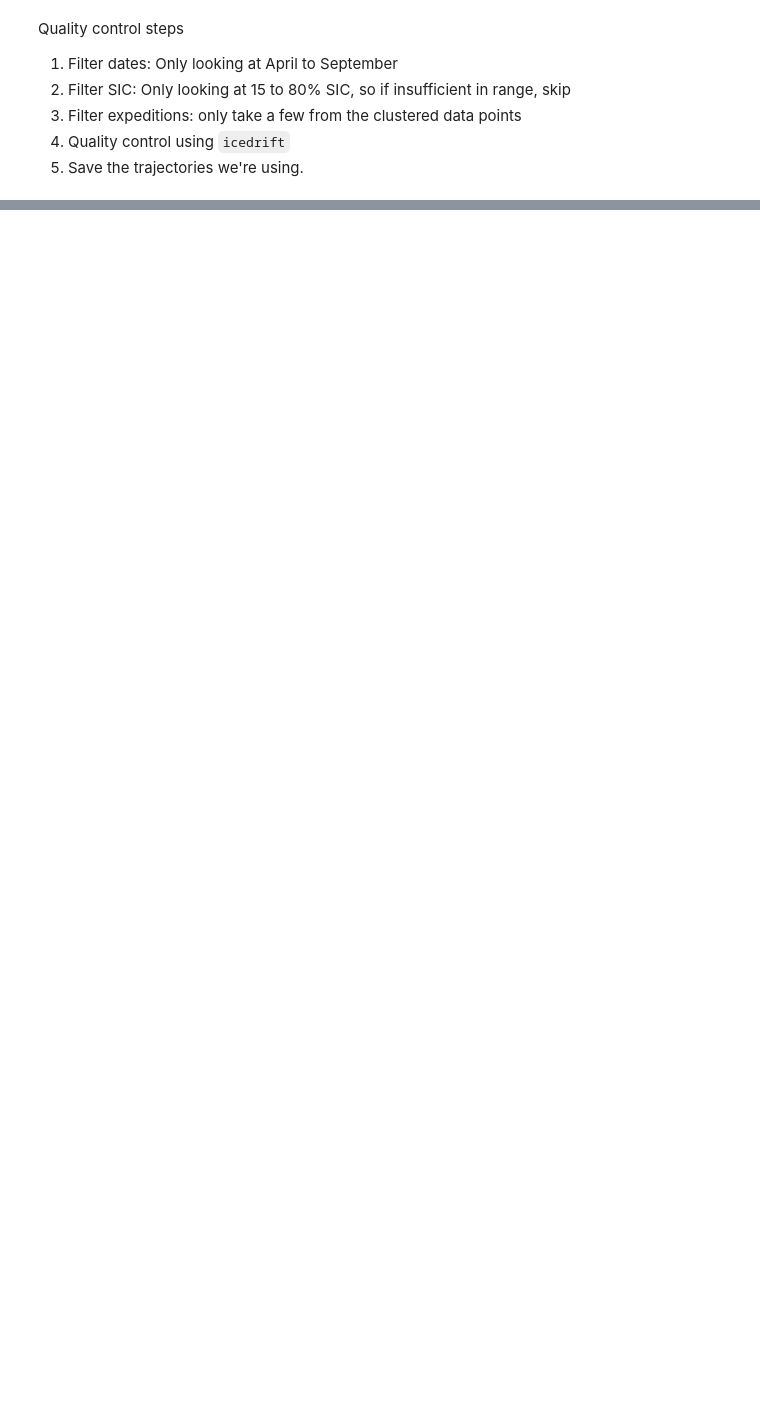
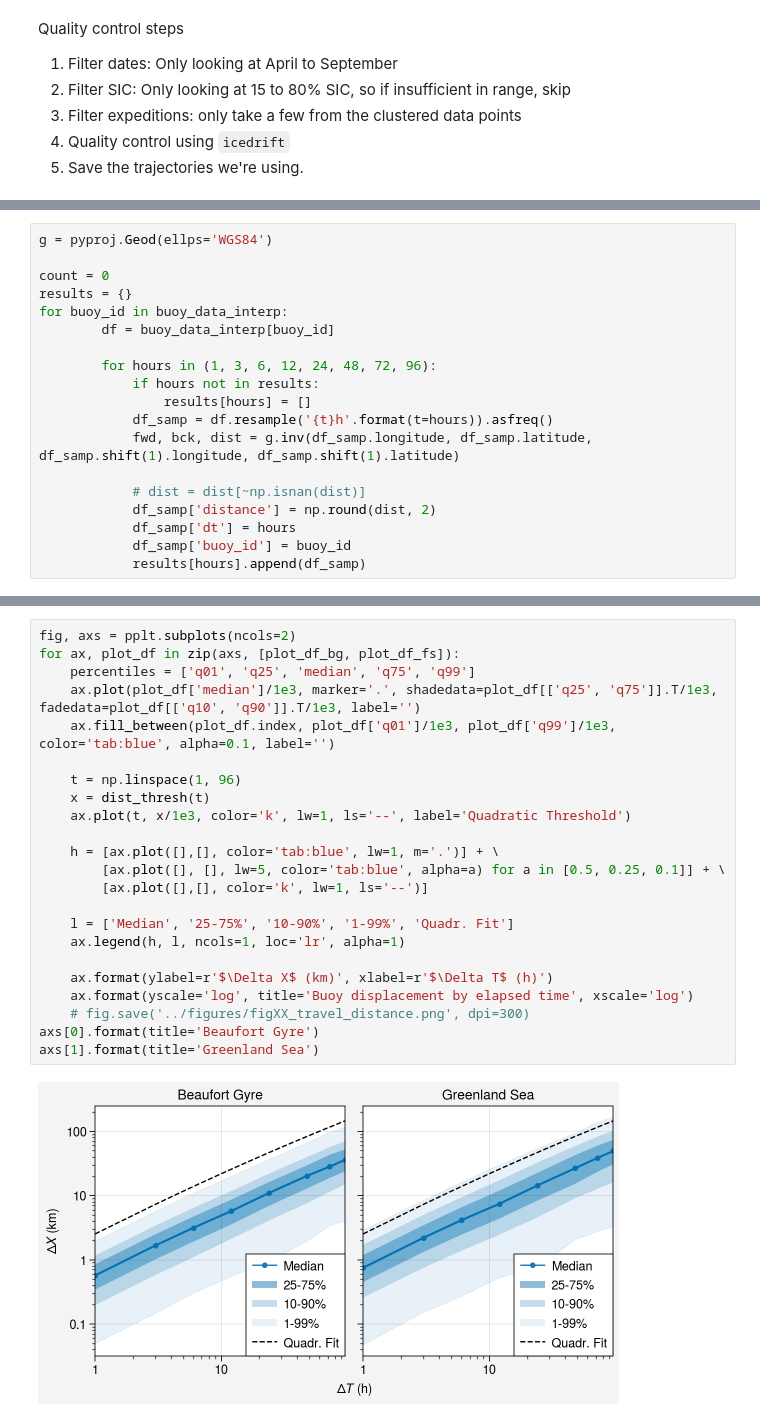
Before and after one commit to danielmwatkins/calval_tgrs, a Jupyter notebook: notebooks/tracker_distance_threshold.ipynb, the cells around one changed output, grey strips where cells are left out. Cells and saved outputs as stored; diff of their text form; blank space fills up the shorter version.

```diff
--- a/notebooks/tracker_distance_threshold.ipynb
+++ b/notebooks/tracker_distance_threshold.ipynb
@@ -376,0 +90,19 @@ fig.save('../figures/travel_distance.png', dpi=300)
+# %%
+g = pyproj.Geod(ellps='WGS84')
+
+count = 0
+results = {}
+for buoy_id in buoy_data_interp:
+        df = buoy_data_interp[buoy_id]
+
+        for hours in (1, 3, 6, 12, 24, 48, 72, 96):
+            if hours not in results:
+                results[hours] = []
+            df_samp = df.resample('{t}h'.format(t=hours)).asfreq()
+            fwd, bck, dist = g.inv(df_samp.longitude, df_samp.latitude, df_samp.shift(1).longitude, df_samp.shift(1).latitude)
+
+            # dist = dist[~np.isnan(dist)]
+            df_samp['distance'] = np.round(dist, 2)
+            df_samp['dt'] = hours
+            df_samp['buoy_id'] = buoy_id
+            results[hours].append(df_samp)
@@ -376,0 +176,25 @@ fig.save('../figures/travel_distance.png', dpi=300)
+# %%
+fig, axs = pplt.subplots(ncols=2)
+for ax, plot_df in zip(axs, [plot_df_bg, plot_df_fs]):
+    percentiles = ['q01', 'q25', 'median', 'q75', 'q99']
+    ax.plot(plot_df['median']/1e3, marker='.', shadedata=plot_df[['q25', 'q75']].T/1e3, fadedata=plot_df[['q10', 'q90']].T/1e3, label='')
+    ax.fill_between(plot_df.index, plot_df['q01']/1e3, plot_df['q99']/1e3, color='tab:blue', alpha=0.1, label='')
+
+    t = np.linspace(1, 96)
+    x = dist_thresh(t)
+    ax.plot(t, x/1e3, color='k', lw=1, ls='--', label='Quadratic Threshold')
+
+    h = [ax.plot([],[], color='tab:blue', lw=1, m='.')] + \
+        [ax.plot([], [], lw=5, color='tab:blue', alpha=a) for a in [0.5, 0.25, 0.1]] + \
+        [ax.plot([],[], color='k', lw=1, ls='--')]
+
+    l = ['Median', '25-75%', '10-90%', '1-99%', 'Quadr. Fit']
+    ax.legend(h, l, ncols=1, loc='lr', alpha=1)
+
+    ax.format(ylabel=r'$\Delta X$ (km)', xlabel=r'$\Delta T$ (h)')
+    ax.format(yscale='log', title='Buoy displacement by elapsed time', xscale='log')
+    # fig.save('../figures/figXX_travel_distance.png', dpi=300)
+axs[0].format(title='Beaufort Gyre')
+axs[1].format(title='Greenland Sea')
+# %% [output]
+[figure, added]
```
Also changed, not shown: parts of 44 cells of this notebook, 23 other files.
